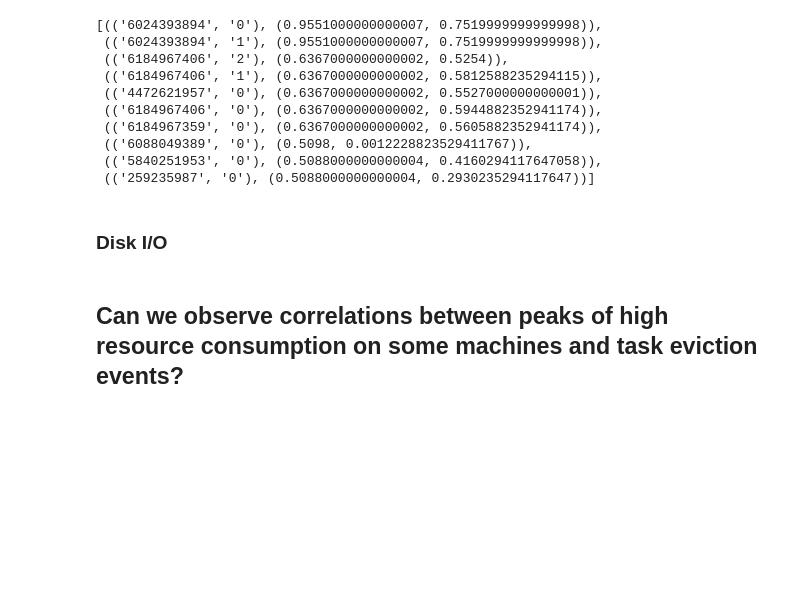
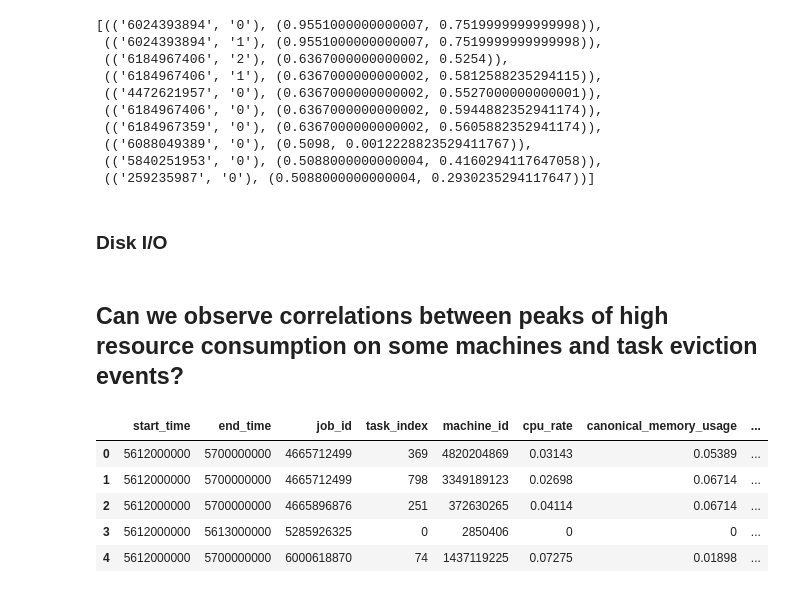
Before and after one commit to templierw/spark_lab, a Jupyter notebook: lab.ipynb, the cells around one changed output. Drawn from its saved outputs; the diff is of its cells as text; code cells hidden in the pictures; blank space fills up the shorter version.

```diff
--- a/lab.ipynb
+++ b/lab.ipynb
@@ -252,3 +240,12 @@ mem_cons_avg.take(10)
 # TODO
 # %% [markdown]
 ## Can we observe correlations between peaks of high resource consumption on some machines and task eviction events?
+# %%
+task_usage.pprint(5)
+# %% [output]
+|  | start_time | end_time | job_id | task_index | machine_id | cpu_rate | canonical_memory_usage | ... |
+| 0 | 5612000000 | 5700000000 | 4665712499 | 369 | 4820204869 | 0.03143 | 0.05389 | ... |
+| 1 | 5612000000 | 5700000000 | 4665712499 | 798 | 3349189123 | 0.02698 | 0.06714 | ... |
+| 2 | 5612000000 | 5700000000 | 4665896876 | 251 | 372630265 | 0.04114 | 0.06714 | ... |
+| 3 | 5612000000 | 5613000000 | 5285926325 | 0 | 2850406 | 0 | 0 | ... |
+| 4 | 5612000000 | 5700000000 | 6000618870 | 74 | 1437119225 | 0.07275 | 0.01898 | ... |
```
Also changed, not shown: parts of 5 cells of this notebook.
